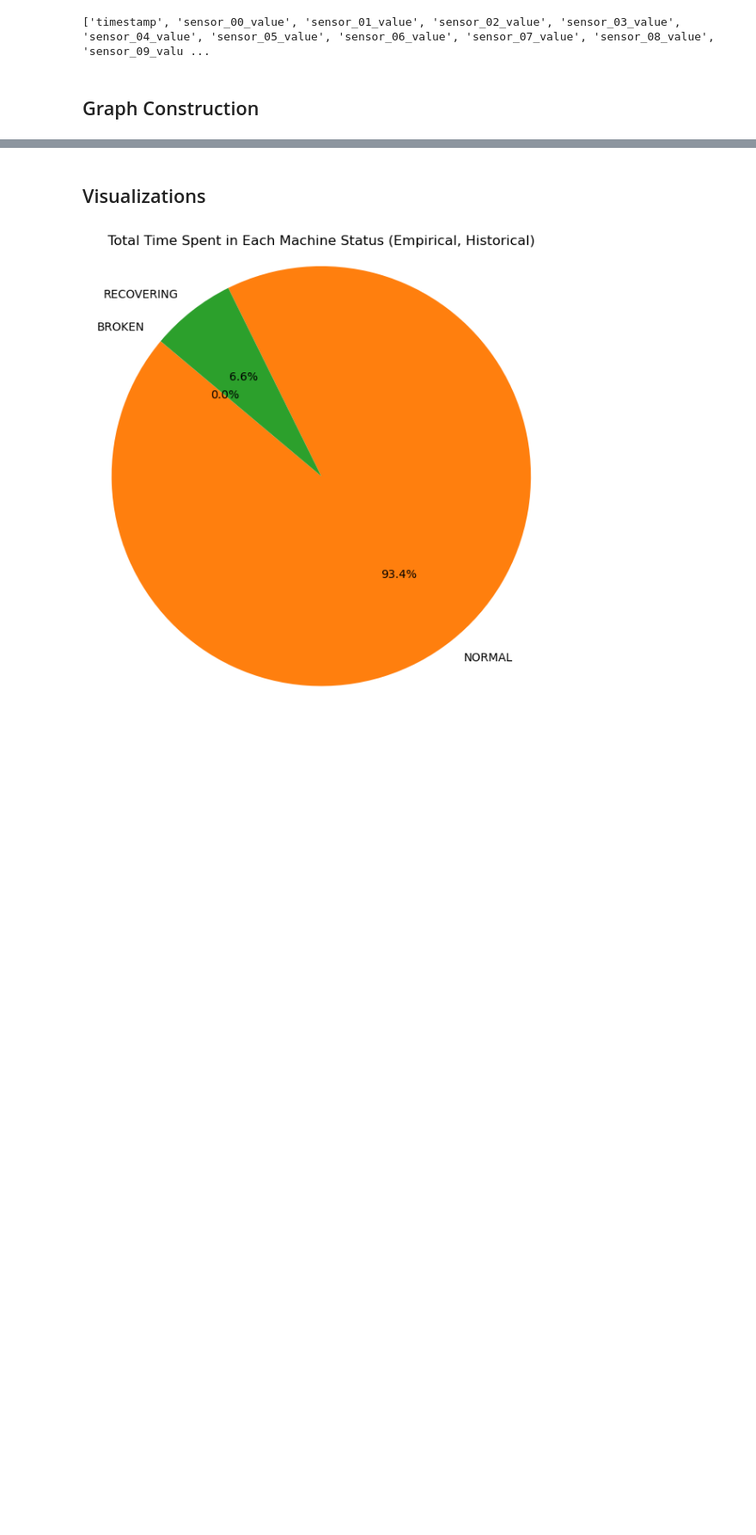
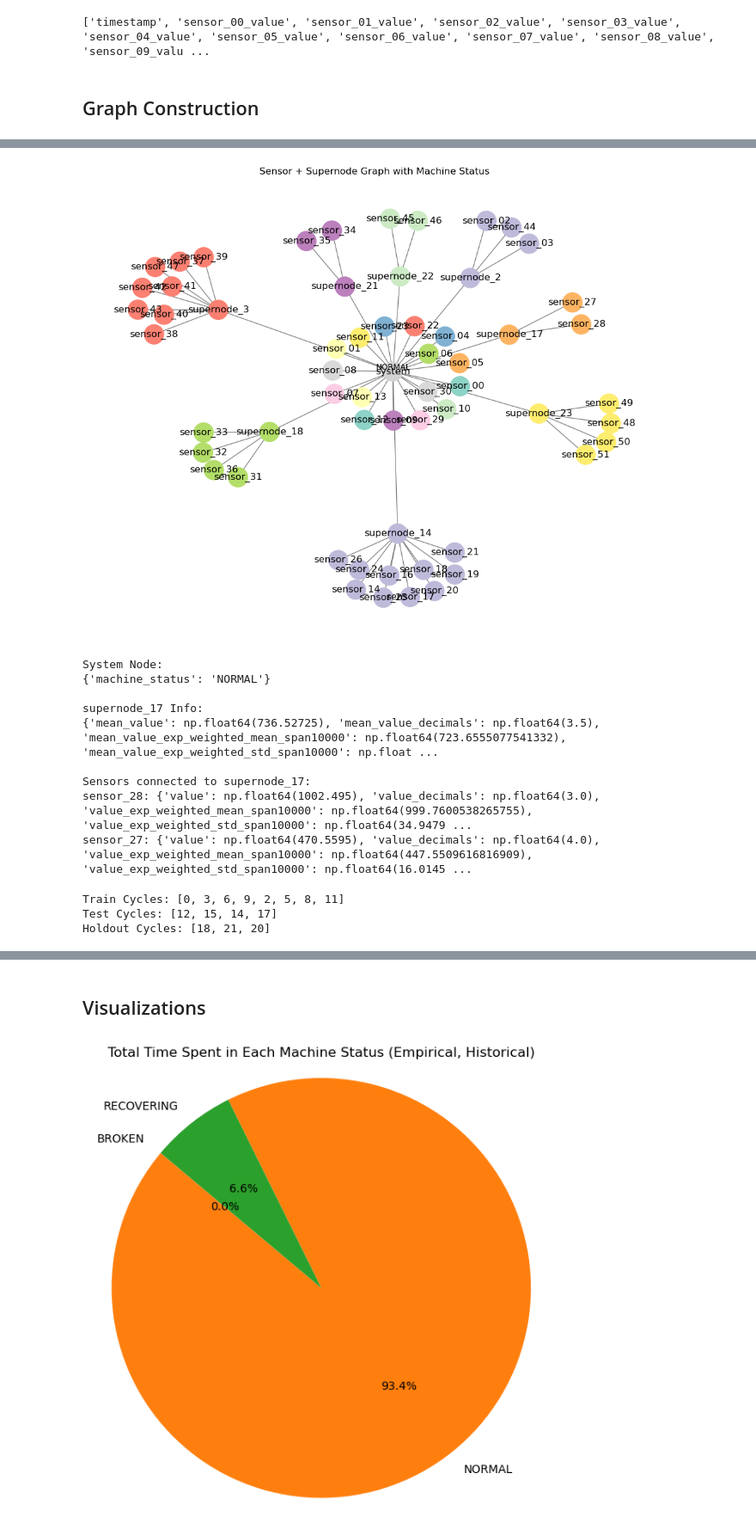
Before and after one commit to jrwoodwa/graph-based-predictive-maintenance, a Jupyter notebook: PredictiveMaintenance.ipynb, the cells around one changed output, grey strips where cells are left out. Shown at 86% size. Drawn from its saved outputs; the diff is of its cells as text; code cells hidden in the pictures; blank space fills up the shorter version.

```diff
--- a/PredictiveMaintenance.ipynb
+++ b/PredictiveMaintenance.ipynb
@@ -372,0 +544,42 @@ So the supernodes will need to be created along with their edge weights to the r
+# %%
+G_row = build_sensor_graph(df_sensor, sensor_clusters, color_map)
+visualize_sensor_graph(G_row, color_map, df_sensor)
+# %% [output]
+[figure, added]
+System Node:
+{'machine_status': 'NORMAL'}
+
+supernode_17 Info:
+{'mean_value': np.float64(736.52725), 'mean_value_decimals': np.float64(3.5), 'mean_value_exp_weighted_mean_span10000': np.float64(723.6555077541332), 'mean_value_exp_weighted_std_span10000': np.float ...
+
+Sensors connected to supernode_17:
+sensor_28: {'value': np.float64(1002.495), 'value_decimals': np.float64(3.0), 'value_exp_weighted_mean_span10000': np.float64(999.7600538265755), 'value_exp_weighted_std_span10000': np.float64(34.9479 ...
+sensor_27: {'value': np.float64(470.5595), 'value_decimals': np.float64(4.0), 'value_exp_weighted_mean_span10000': np.float64(447.5509616816909), 'value_exp_weighted_std_span10000': np.float64(16.0145 ...
+# %%
+# Separate cycle IDs by status
+normal_cycles = cycle_stats[cycle_stats['status'] == 'NORMAL']['CycleID'].tolist()
+recovering_cycles = cycle_stats[cycle_stats['status'] == 'RECOVERING']['CycleID'].tolist()
+
+# Helper function to split cycles by counts
+def split_cycles(cycles):
+    train = cycles[:4]
+    test = cycles[4:6]
+    holdout = cycles[6:]
+    return train, test, holdout
+
+# Split each status group
+train_normal, test_normal, holdout_normal = split_cycles(normal_cycles)
+train_recovering, test_recovering, holdout_recovering = split_cycles(recovering_cycles)
+
+# Combine splits
+train_cycles = train_normal + train_recovering
+test_cycles = test_normal + test_recovering
+holdout_cycles = holdout_normal + holdout_recovering
+
+print("Train Cycles:", train_cycles)
+print("Test Cycles:", test_cycles)
+print("Holdout Cycles:", holdout_cycles)
+# %% [output]
+Train Cycles: [0, 3, 6, 9, 2, 5, 8, 11]
+Test Cycles: [12, 15, 14, 17]
+Holdout Cycles: [18, 21, 20]
```
Also changed, not shown: parts of 12 cells of this notebook.
